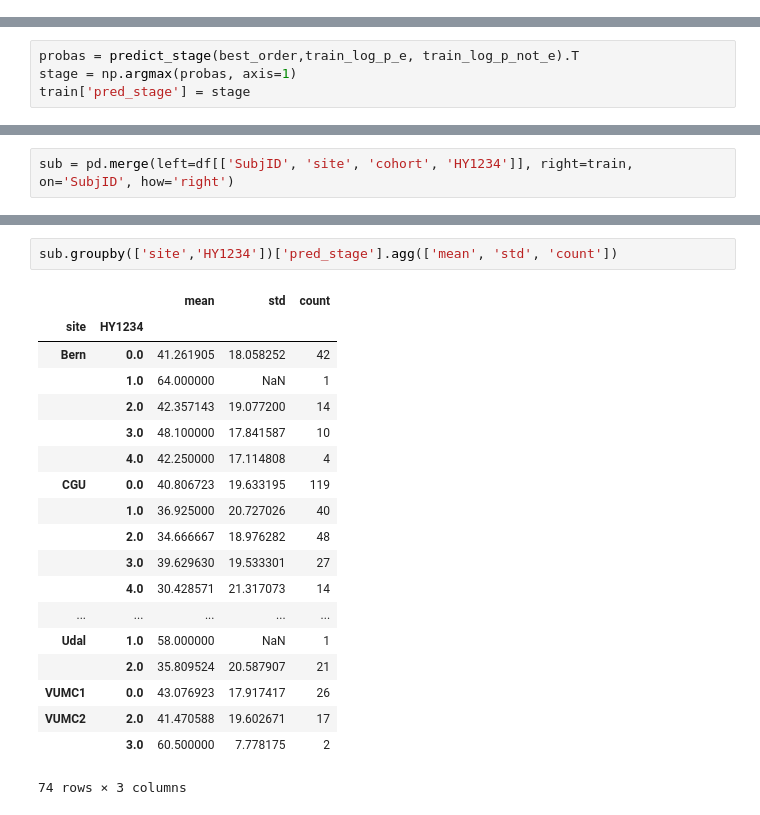
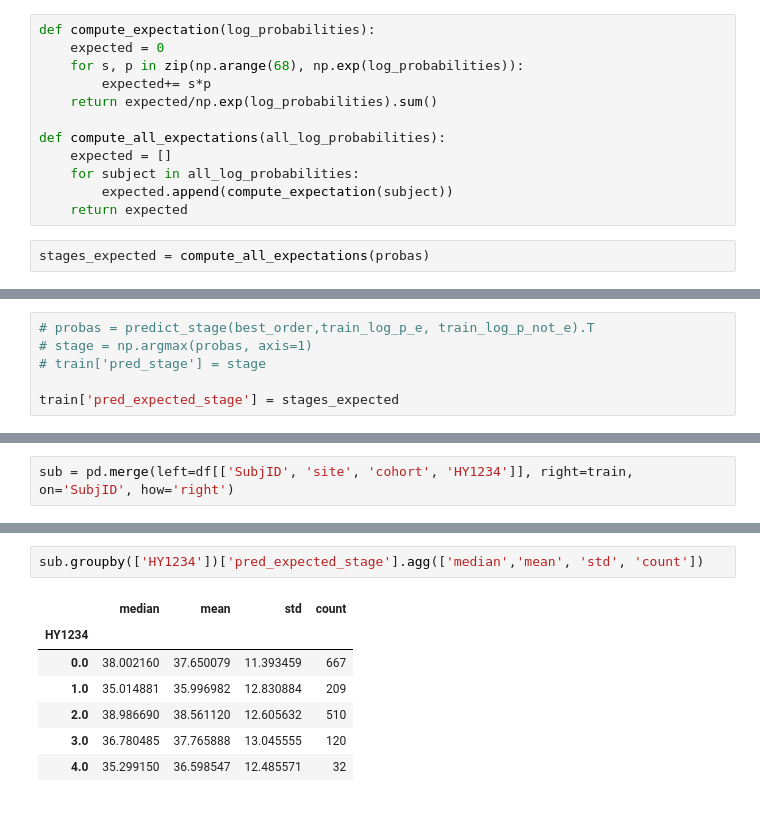
Before and after one commit to kurmukovai/ebm-progression, a Jupyter notebook: notebooks/1_testing.ipynb, the cells around one changed output, grey strips where cells are left out. Cells and saved outputs as stored; diff of their text form.

```diff
--- a/notebooks/1_testing.ipynb
+++ b/notebooks/1_testing.ipynb
@@ -39,0 +75,14 @@ sub = pd.merge(left=df[['SubjID', 'site', 'cohort', 'HY1234']], right=test, on='
+# %%
+def compute_expectation(log_probabilities):
+    expected = 0
+    for s, p in zip(np.arange(68), np.exp(log_probabilities)):
+        expected+= s*p
+    return expected/np.exp(log_probabilities).sum()
+
+def compute_all_expectations(all_log_probabilities):
+    expected = []
+    for subject in all_log_probabilities:
+        expected.append(compute_expectation(subject))
+    return expected
+# %%
+stages_expected = compute_all_expectations(probas)
@@ -48,9 +124,11 @@ sub.groupby('HY1234')['pred_stage'].agg(['mean', 'count'])
 | 3.0 | 53.666667 | 9 |
 | 4.0 | 36.750000 | 4 |
 # %%
-probas = predict_stage(best_order,train_log_p_e, train_log_p_not_e).T
-stage = np.argmax(probas, axis=1)
-train['pred_stage'] = stage
+# probas = predict_stage(best_order,train_log_p_e, train_log_p_not_e).T
+# stage = np.argmax(probas, axis=1)
+# train['pred_stage'] = stage
+
+train['pred_expected_stage'] = stages_expected
 # %% [output]
 A value is trying to be set on a copy of a slice from a DataFrame.
 Try using .loc[row_indexer,col_indexer] = value instead
@@ -62,22 +147,10 @@ sub = pd.merge(left=df[['SubjID', 'site', 'cohort', 'HY1234']], right=train, on=
 # %%
-sub.groupby(['site','HY1234'])['pred_stage'].agg(['mean', 'std', 'count'])
+sub.groupby(['HY1234'])['pred_expected_stage'].agg(['median','mean', 'std', 'count'])
 # %% [output]
-|  |  | mean | std | count |
-| site | HY1234 |  |  |  |
-| Bern | 0.0 | 41.261905 | 18.058252 | 42 |
-|  | 1.0 | 64.000000 | NaN | 1 |
-|  | 2.0 | 42.357143 | 19.077200 | 14 |
-|  | 3.0 | 48.100000 | 17.841587 | 10 |
-|  | 4.0 | 42.250000 | 17.114808 | 4 |
-| CGU | 0.0 | 40.806723 | 19.633195 | 119 |
-|  | 1.0 | 36.925000 | 20.727026 | 40 |
-|  | 2.0 | 34.666667 | 18.976282 | 48 |
-|  | 3.0 | 39.629630 | 19.533301 | 27 |
-|  | 4.0 | 30.428571 | 21.317073 | 14 |
-| ... | ... | ... | ... | ... |
-| Udal | 1.0 | 58.000000 | NaN | 1 |
-|  | 2.0 | 35.809524 | 20.587907 | 21 |
-| VUMC1 | 0.0 | 43.076923 | 17.917417 | 26 |
-| VUMC2 | 2.0 | 41.470588 | 19.602671 | 17 |
-|  | 3.0 | 60.500000 | 7.778175 | 2 |
+|  | median | mean | std | count |
+| HY1234 |  |  |  |  |
+| 0.0 | 38.002160 | 37.650079 | 11.393459 | 667 |
+| 1.0 | 35.014881 | 35.996982 | 12.830884 | 209 |
+| 2.0 | 38.986690 | 38.561120 | 12.605632 | 510 |
+| 3.0 | 36.780485 | 37.765888 | 13.045555 | 120 |
+| 4.0 | 35.299150 | 36.598547 | 12.485571 | 32 |
-74 rows × 3 columns
```
Also changed, not shown: parts of 17 cells of this notebook, 1 other file.
